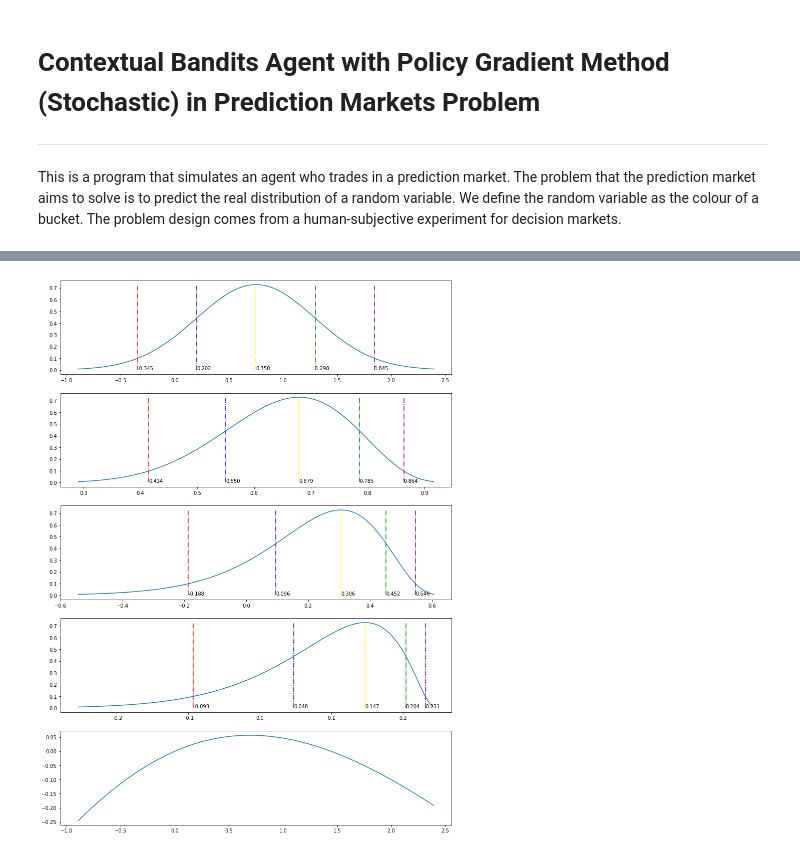
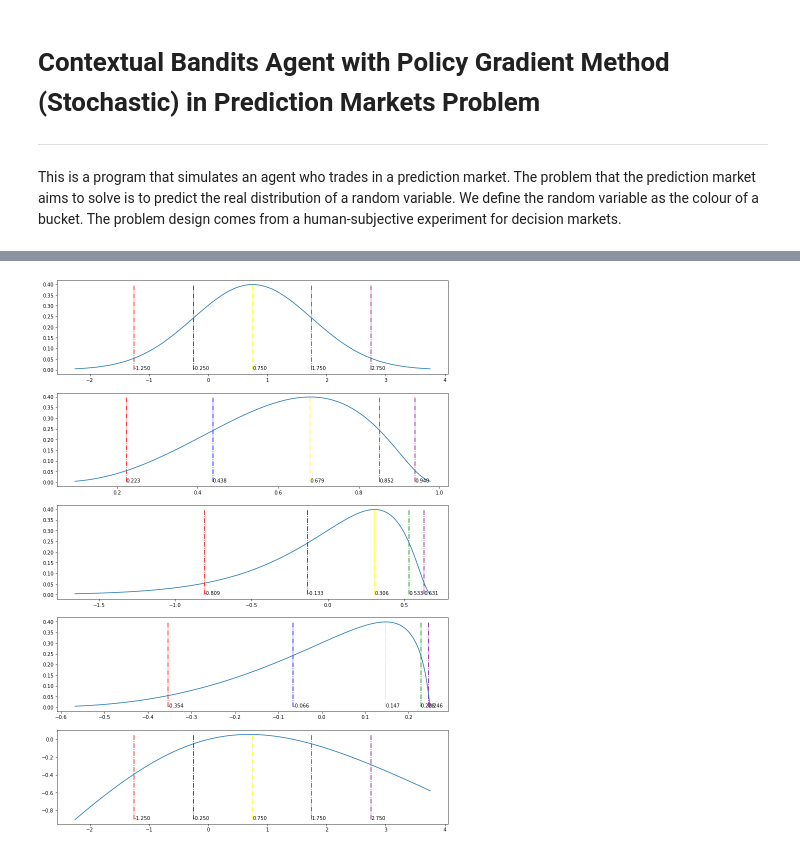
Before and after one commit to realwenlongwang/contexutal-bandits-with-peer-prediction-for-decision-making, a Jupyter notebook: Stochastic_Gradient_Bandit_with_Continous_Action_Space.ipynb, the cells around one changed output, grey strips where cells are left out. Saved outputs shown, nothing was run; the diff lists cells and outputs as text; code cells hidden in the pictures.

```diff
--- a/Stochastic_Gradient_Bandit_with_Continous_Action_Space.ipynb
+++ b/Stochastic_Gradient_Bandit_with_Continous_Action_Space.ipynb
@@ -75,38 +87,42 @@ from scipy.special import logit, expit
 from Environment import expected_log_reward_red_ball, analytical_best_report_ru_rs
 # %%
 mu = 0.75
-variance = 0.3
+variance = 1
+prior_red = 0.5
 colours = ['red', 'blue', 'yellow', 'green', 'purple']
 sigma = math.sqrt(variance)
 x = np.linspace(mu - 3*sigma, mu + 3*sigma, 100)
 z = np.linspace(mu-2*sigma, mu+2*sigma, 5)
 fig, axs = plt.subplots(5, figsize=(14, 4*5))
 axs[0].plot(x, stats.norm.pdf(x, mu, sigma))
 axs[0].vlines(z, ymin=0, ymax=np.max(stats.norm.pdf(x, mu, sigma)), linestyle='dashdot', colors=colours)
 for value, coord in zip(z, zip(z, [0]*5)):
     axs[0].annotate('%.3f'%value, xy=coord)
 axs[1].plot(expit(x), stats.norm.pdf(x, mu, sigma))
 axs[1].vlines(expit(z), ymin=0, ymax=np.max(stats.norm.pdf(x, mu, sigma)), linestyle='dashdot', colors=colours)
 for value, coord in zip(expit(z), zip(expit(z), [0]*5)):
     axs[1].annotate('%.3f'%value, xy=coord)
 axs[2].plot(np.log(expit(x))-np.log(1/2), stats.norm.pdf(x, mu, sigma))
 # axs[2].plot(np.log(1/2) - np.log(expit(x)), stats.norm.pdf(x, mu, sigma))
 axs[2].vlines(np.log(expit(z))-np.log(1/2), ymin=0, ymax=np.max(stats.norm.pdf(x, mu, sigma)), linestyle='dashdot', colors=colours)
 for value, coord in zip(np.log(expit(z))-np.log(1/2), zip(np.log(expit(z))-np.log(1/2), [0]*5)):
     axs[2].annotate('%.3f'%value, xy=coord)
 axs[3].plot(expit(x) - (np.square(expit(x)) + np.square(1 - expit(x)))/2 - 0.25, stats.norm.pdf(x, mu, sigma))
 axs[3].vlines(expit(z) - (np.square(expit(z)) + np.square(1 - expit(z)))/2 - 0.25, ymin=0, ymax=np.max(stats.norm.pdf(x, mu, sigma)), linestyle='dashdot', colors=colours)
 for value, coord in zip(expit(z) - (np.square(expit(z)) + np.square(1 - expit(z)))/2 - 0.25, zip(expit(z) - (np.square(expit(z)) + np.square(1 - expit(z)))/2 - 0.25, [0]*5)):
     axs[3].annotate('%.3f'%value, xy=coord)
 actual_pr_ru_rs = analytical_best_report_ru_rs(prior_red, pr_red_ball_red_bucket, pr_red_ball_blue_bucket)
 expected_init = expected_log_reward_red_ball(actual_pr_ru_rs, 1/2, prior_red)
 expected_z = expected_log_reward_red_ball(actual_pr_ru_rs, np.array(expit(z)), prior_red)
 expected_x = expected_log_reward_red_ball(actual_pr_ru_rs, np.array(expit(x)), prior_red)
 # axs[4].plot(expected_x-expected_init, stats.norm.pdf(x, mu, sigma))
 # axs[4].vlines(expected_z-expected_init, ymin=0, ymax=np.max(stats.norm.pdf(x, mu, sigma)), linestyle='dashdot', colors=colours)
 # for value, coord in zip(expected_z-expected_init, zip(expected_z-expected_init, [0]*5)):
 #     axs[4].annotate('%.3f'%value, xy=coord)
 axs[4].plot(x, expected_x-expected_init)
+axs[4].vlines(z, ymin=np.min(expected_x-expected_init), ymax=np.max(expected_x-expected_init), linestyle='dashdot', colors=colours)
+for value, coord in zip(z, zip(z, [np.min(expected_x-expected_init)]*5)):
+    axs[4].annotate('%.3f'%value, xy=coord)
 plt.show()
 # %% [output]
-[figure, old version]
+[figure, new version]
```
Also changed, not shown: parts of 8 cells of this notebook, 6 other files.
